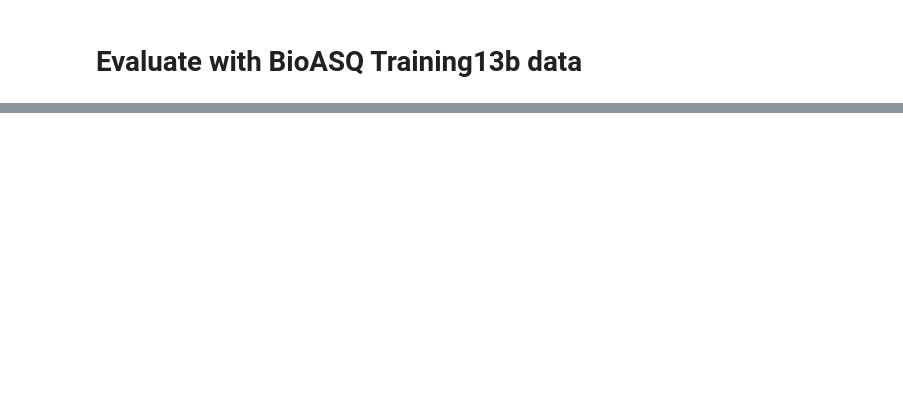
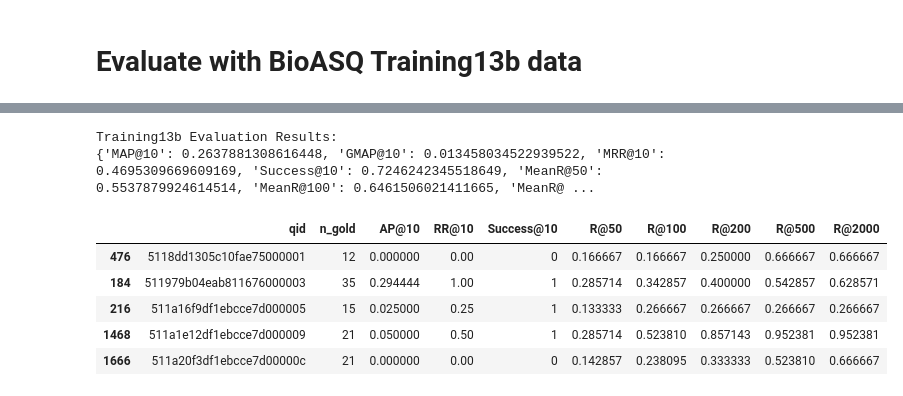
Before and after one commit to fulaibaowang/BioASQ, a Jupyter notebook: notebooks/bm25_test.ipynb, the cells around one changed output, grey strips where cells are left out. Cells and saved outputs as stored; diff of their text form; code cells hidden in the pictures; blank space fills up the shorter version.

```diff
--- a/notebooks/bm25_test.ipynb
+++ b/notebooks/bm25_test.ipynb
@@ -220,21 +234,21 @@ print("example gold docnos:", list(train_gold_map[train_topics_df.iloc[0]["qid"]
 # %%
-# Run BM25 with full 2025 baseline index
-bm25_full = pt.BatchRetrieve(index, wmodel="BM25")
-
-K_MAX = 500
-train_res = bm25_full.transform(train_topics_df)
-
-# Sort and rank
-train_res = train_res.sort_values(["qid", "score"], ascending=[True, False])
-train_res["rank"] = train_res.groupby("qid").cumcount() + 1
-train_res = train_res[train_res["rank"] <= K_MAX].copy()
+train_res = train_res_raw[train_res_raw["rank"] <= K_MAX].copy()
 
 train_run_map = {qid: grp["docno"].astype(str).tolist()
                  for qid, grp in train_res.groupby("qid", sort=False)}
 
 # Evaluate
-train_summary, train_perq_df = evaluate_run(train_gold_map, train_run_map, ks_recall=(50,100,200,500), eps=1e-5)
+train_summary, train_perq_df = evaluate_run(train_gold_map, train_run_map, ks_recall=(50,100,200,500,2000), eps=1e-5)
 
 print("Training13b Evaluation Results:")
 print(train_summary)
 train_perq_df.head()
+# %% [output]
+Training13b Evaluation Results:
+{'MAP@10': 0.2637881308616448, 'GMAP@10': 0.013458034522939522, 'MRR@10': 0.4695309669609169, 'Success@10': 0.7246242345518649, 'MeanR@50': 0.5537879924614514, 'MeanR@100': 0.6461506021411665, 'MeanR@ ...
+|  | qid | n_gold | AP@10 | RR@10 | Success@10 | R@50 | R@100 | R@200 | R@500 | R@2000 |
+| 476 | 5118dd1305c10fae75000001 | 12 | 0.000000 | 0.00 | 0 | 0.166667 | 0.166667 | 0.250000 | 0.666667 | 0.666667 |
+| 184 | 511979b04eab811676000003 | 35 | 0.294444 | 1.00 | 1 | 0.285714 | 0.342857 | 0.400000 | 0.542857 | 0.628571 |
+| 216 | 511a16f9df1ebcce7d000005 | 15 | 0.025000 | 0.25 | 1 | 0.133333 | 0.266667 | 0.266667 | 0.266667 | 0.266667 |
+| 1468 | 511a1e12df1ebcce7d000009 | 21 | 0.050000 | 0.50 | 1 | 0.285714 | 0.523810 | 0.857143 | 0.952381 | 0.952381 |
+| 1666 | 511a20f3df1ebcce7d00000c | 21 | 0.000000 | 0.00 | 0 | 0.142857 | 0.238095 | 0.333333 | 0.523810 | 0.666667 |
```
Also changed, not shown: parts of 19 cells of this notebook, 4 other files.
